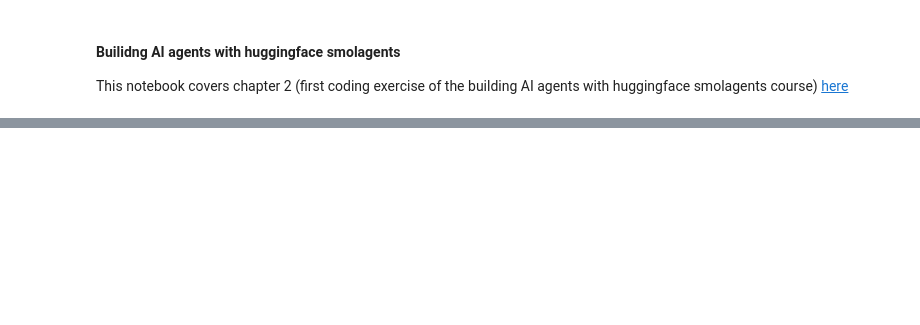
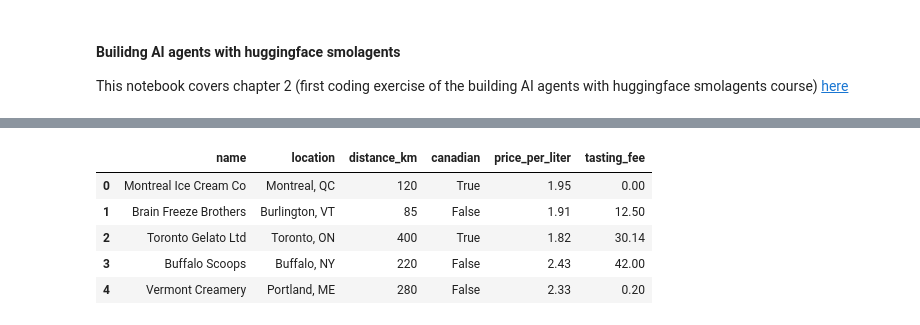
Before and after one commit to asuzukosi/ai-experiments-v2, a Jupyter notebook: chap1.ipynb, the cells around one changed output, grey strips where cells are left out. Drawn from its saved outputs; the diff is of its cells as text; code cells hidden in the pictures; blank space fills up the shorter version.

```diff
--- a/chap1.ipynb
+++ b/chap1.ipynb
@@ -22,0 +25,34 @@ VBox(children=(HTML(value='<center> <img\nsrc=https://huggingface.co/front/asset
+# %%
+import pandas as pd
+
+suppliers_data =  {
+    "name": [
+        "Montreal Ice Cream Co",
+        "Brain Freeze Brothers",
+        "Toronto Gelato Ltd",
+        "Buffalo Scoops",
+        "Vermont Creamery",
+    ],
+    "location": [
+        "Montreal, QC",
+        "Burlington, VT",
+        "Toronto, ON",
+        "Buffalo, NY",
+        "Portland, ME",
+    ],
+    "distance_km": [120, 85, 400, 220, 280],
+    "canadian": [True, False, True, False, False],
+    "price_per_liter": [1.95, 1.91, 1.82, 2.43, 2.33],
+    "tasting_fee": [0, 12.50, 30.14, 42.00, 0.20],
+}
+
+data_description = """Suppliers have an additional tasting fee: that is a fixed fee applied to each order to taste the ice cream."""
+suppliers_df = pd.DataFrame(suppliers_data)
+suppliers_df
+# %% [output]
+|  | name | location | distance_km | canadian | price_per_liter | tasting_fee |
+| 0 | Montreal Ice Cream Co | Montreal, QC | 120 | True | 1.95 | 0.00 |
+| 1 | Brain Freeze Brothers | Burlington, VT | 85 | False | 1.91 | 12.50 |
+| 2 | Toronto Gelato Ltd | Toronto, ON | 400 | True | 1.82 | 30.14 |
+| 3 | Buffalo Scoops | Buffalo, NY | 220 | False | 2.43 | 42.00 |
+| 4 | Vermont Creamery | Portland, ME | 280 | False | 2.33 | 0.20 |
```
Also changed, not shown: parts of 16 cells of this notebook, 2 other files.
